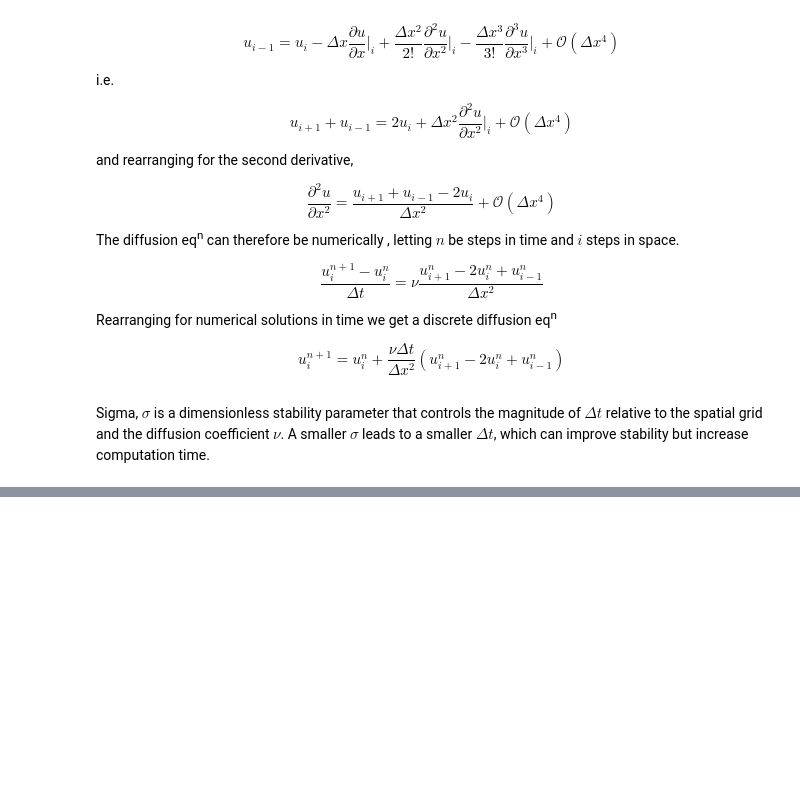
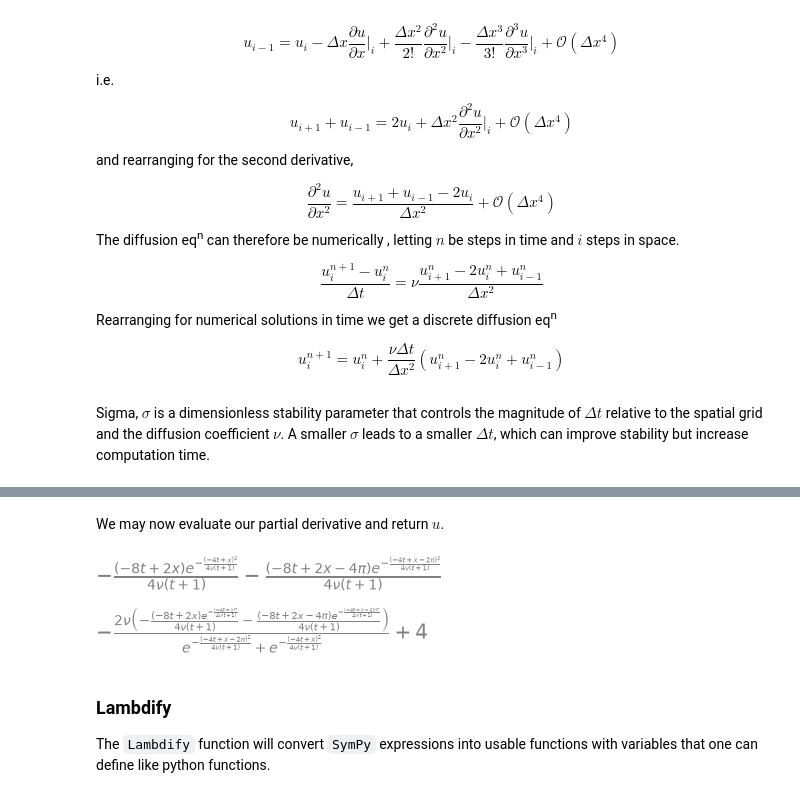
Before and after one commit to SamGr64/CFD-Suite, a Jupyter notebook: CFD.ipynb, the cells around one changed output, grey strips where cells are left out. Cells and saved outputs as stored; diff of their text form; code cells hidden in the pictures; blank space fills up the shorter version.

```diff
--- a/CFD.ipynb
+++ b/CFD.ipynb
@@ -457,0 +504,16 @@ plt.show()
+# %% [markdown]
+We may now evaluate our partial derivative and return $u$.
+# %%
+deriv_phi = phi.diff(x)
+deriv_phi
+# %% [output]
+[figure, added]
+# %%
+u = -2 * nu * deriv_phi / phi + 4
+u
+# %% [output]
+[figure, added]
+# %% [markdown]
+### Lambdify
+
+The `Lambdify` function will convert `SymPy` expressions into usable functions with variables that one can define like python functions.
```
Also changed, not shown: parts of 21 cells of this notebook.
